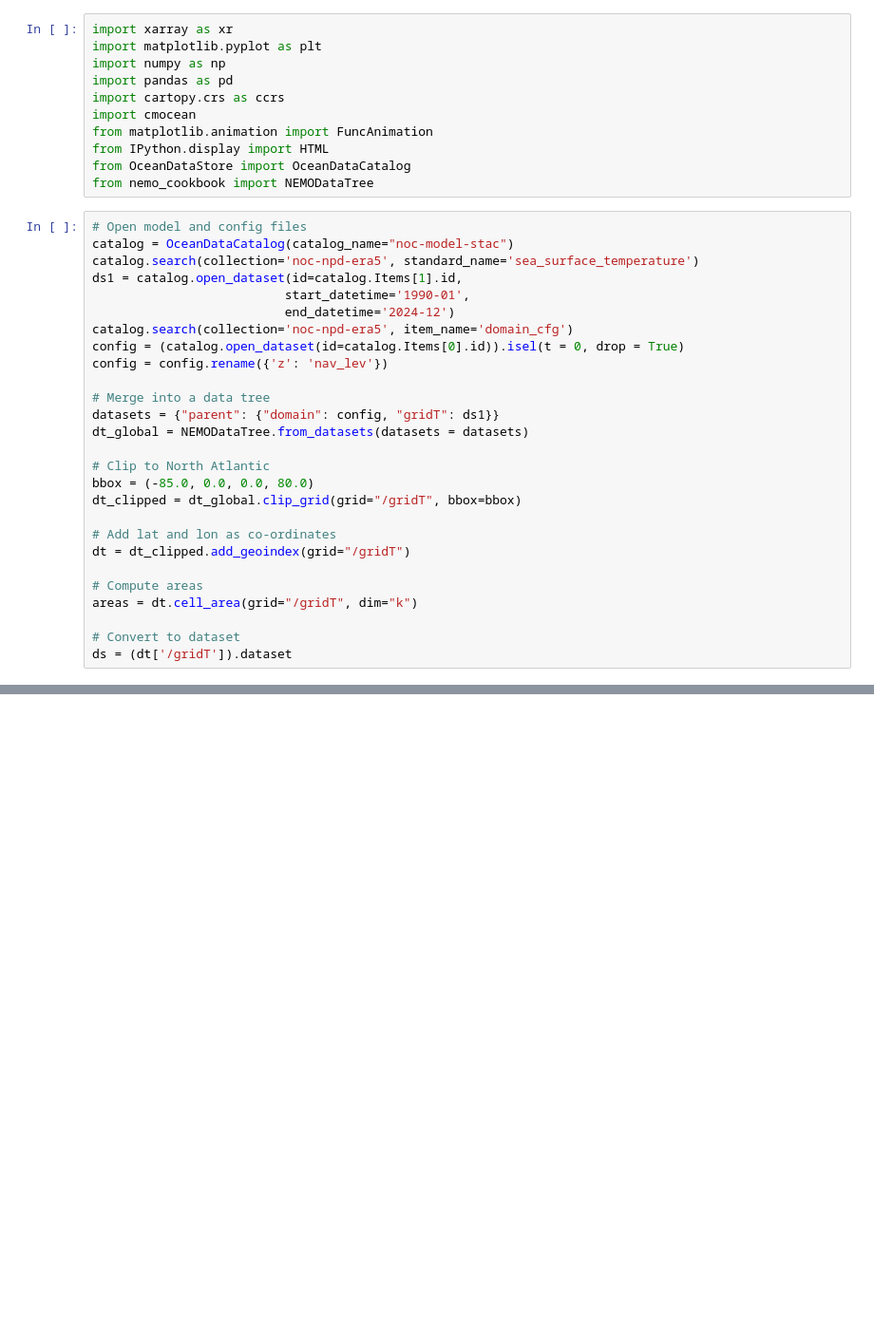
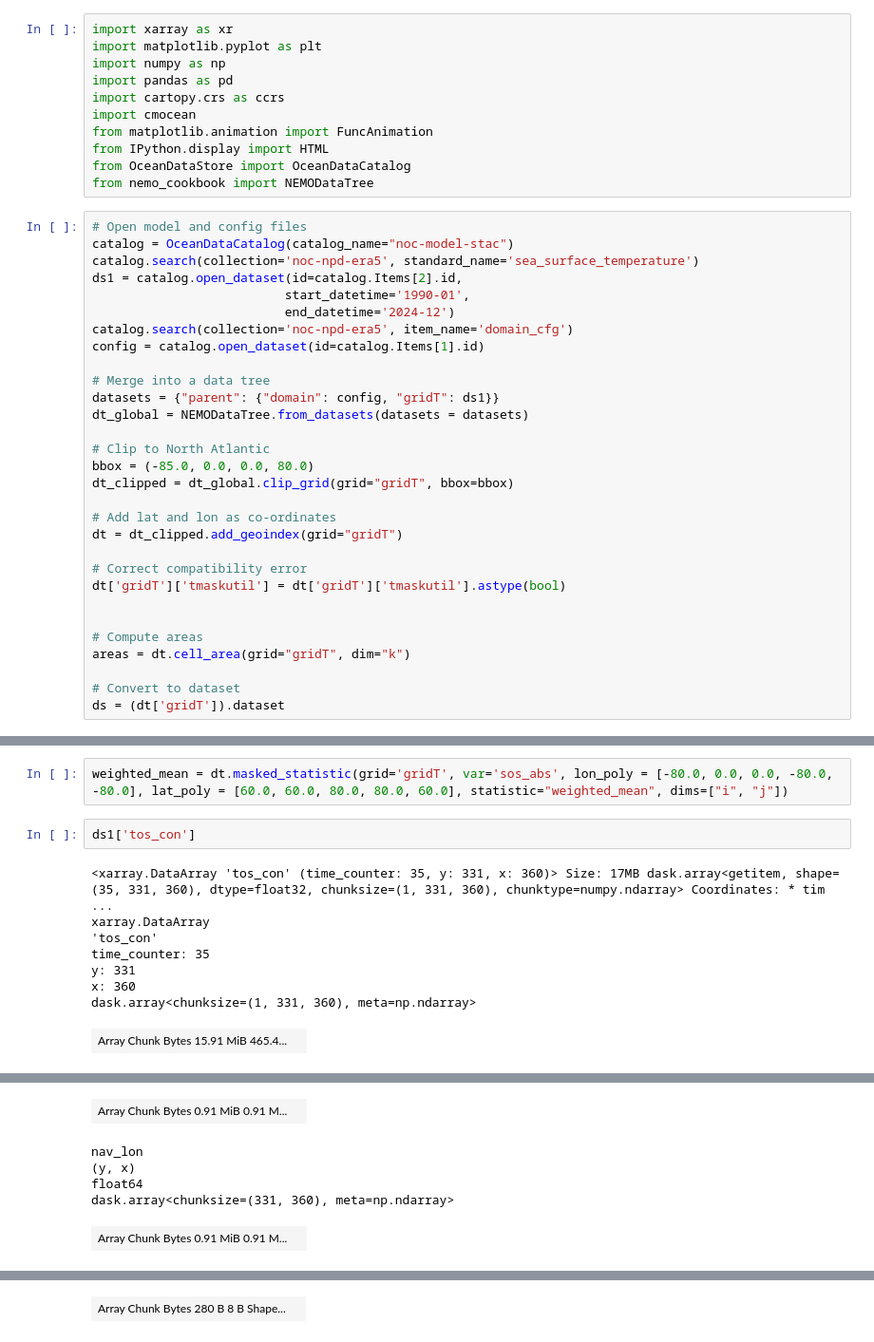
Before and after one commit to Tom-A-H/All-Code-, a Jupyter notebook: Exploring Data Trees/get_ds.ipynb, the cells around one changed output, grey strips where cells are left out. Shown at 95% size. Saved outputs shown, nothing was run; the diff lists cells and outputs as text; blank space fills up the shorter version.

```diff
--- a/Exploring Data Trees/get_ds.ipynb
+++ b/Exploring Data Trees/get_ds.ipynb
@@ -13,12 +13,11 @@ from nemo_cookbook import NEMODataTree
 # Open model and config files
 catalog = OceanDataCatalog(catalog_name="noc-model-stac")
 catalog.search(collection='noc-npd-era5', standard_name='sea_surface_temperature')
-ds1 = catalog.open_dataset(id=catalog.Items[1].id,
+ds1 = catalog.open_dataset(id=catalog.Items[2].id,
                           start_datetime='1990-01',
                           end_datetime='2024-12')
 catalog.search(collection='noc-npd-era5', item_name='domain_cfg')
-config = (catalog.open_dataset(id=catalog.Items[0].id)).isel(t = 0, drop = True)
-config = config.rename({'z': 'nav_lev'})
+config = catalog.open_dataset(id=catalog.Items[1].id)
 
 # Merge into a data tree
 datasets = {"parent": {"domain": config, "gridT": ds1}}
@@ -26,16 +25,20 @@ dt_global = NEMODataTree.from_datasets(datasets = datasets)
 
 # Clip to North Atlantic
 bbox = (-85.0, 0.0, 0.0, 80.0)
-dt_clipped = dt_global.clip_grid(grid="/gridT", bbox=bbox)
+dt_clipped = dt_global.clip_grid(grid="gridT", bbox=bbox)
 
 # Add lat and lon as co-ordinates
-dt = dt_clipped.add_geoindex(grid="/gridT")
+dt = dt_clipped.add_geoindex(grid="gridT")
+
+# Correct compatibility error
+dt['gridT']['tmaskutil'] = dt['gridT']['tmaskutil'].astype(bool)
+
 
 # Compute areas
-areas = dt.cell_area(grid="/gridT", dim="k")
+areas = dt.cell_area(grid="gridT", dim="k")
 
 # Convert to dataset
-ds = (dt['/gridT']).dataset
+ds = (dt['gridT']).dataset
 # %% [output]
             * Item ID: noc-npd-era5/npd-eorca1-era5v1/gn/T1y
               Title: eORCA1 ERA5v1 NPD T1y Icechunk repository
@@ -56,0 +80,13 @@ ds = (dt['/gridT']).dataset
+# %%
+weighted_mean = dt.masked_statistic(grid='gridT', var='sos_abs', lon_poly = [-80.0, 0.0, 0.0, -80.0, -80.0], lat_poly = [60.0, 60.0, 80.0, 80.0, 60.0], statistic="weighted_mean", dims=["i", "j"])
+# %%
+ds1['tos_con']
+# %% [output]
+<xarray.DataArray 'tos_con' (time_counter: 35, y: 331, x: 360)> Size: 17MB dask.array<getitem, shape=(35, 331, 360), dtype=float32, chunksize=(1, 331, 360), chunktype=numpy.ndarray> Coordinates: * tim ...
+xarray.DataArray
+'tos_con'
+time_counter: 35
+y: 331
+x: 360
+dask.array<chunksize=(1, 331, 360), meta=np.ndarray>
+| Array Chunk Bytes 15.91 MiB 465.4... |  |
@@ -56,0 +113,6 @@ ds = (dt['/gridT']).dataset
+| Array Chunk Bytes 0.91 MiB 0.91 M... |  |
+nav_lon
+(y, x)
+float64
+dask.array<chunksize=(331, 360), meta=np.ndarray>
+| Array Chunk Bytes 0.91 MiB 0.91 M... |  |
@@ -56,0 +131 @@ ds = (dt['/gridT']).dataset
+| Array Chunk Bytes 280 B 8 B Shape... |  |
```
Also changed, not shown: parts of 3 cells of this notebook, 18 other files.
